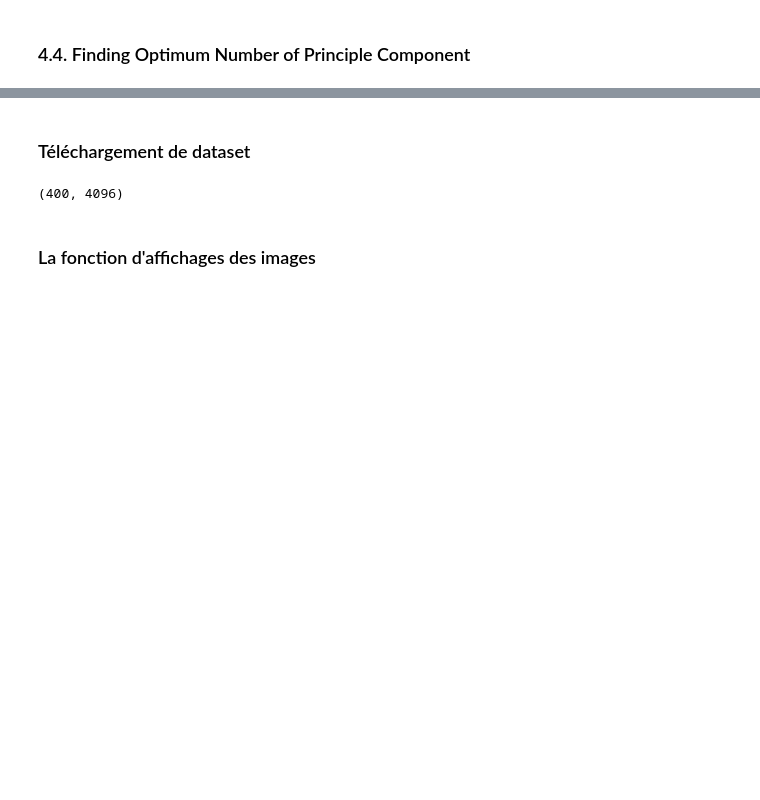
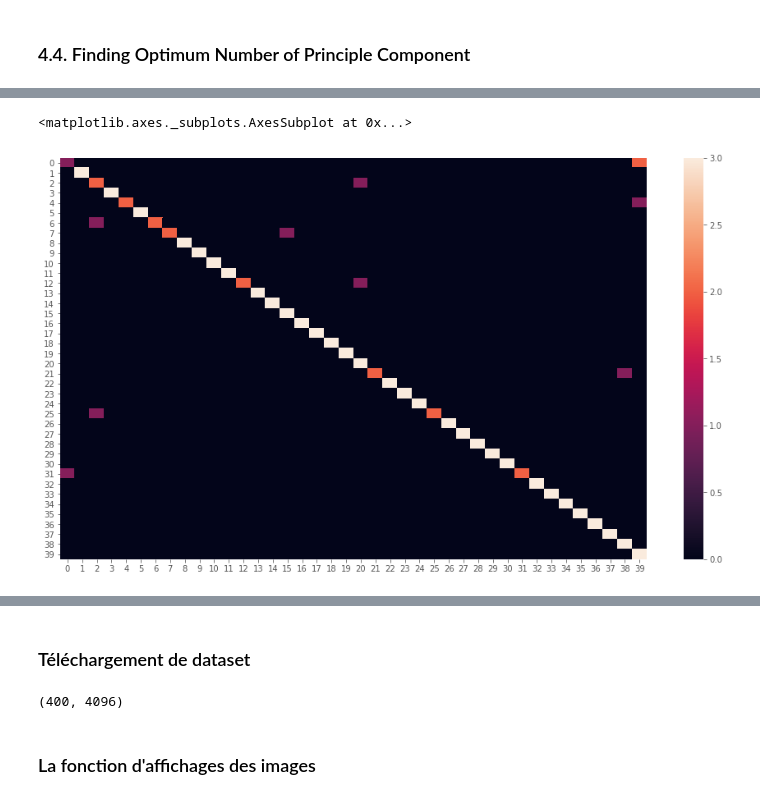
Before and after one commit to essanhaji/face_recognition_pca, a Jupyter notebook: main.ipynb, the cells around one changed output, grey strips where cells are left out. Saved outputs shown, nothing was run; the diff lists cells and outputs as text; code cells hidden in the pictures; blank space fills up the shorter version.

```diff
--- a/main.ipynb
+++ b/main.ipynb
@@ -274,0 +327,8 @@ plt.show()
+# %%
+X_train_pca=pca.transform(X_train)
+X_test_pca=pca.transform(X_test)
+# %%
+clf = SVC()
+clf.fit(X_train_pca, y_train)
+y_pred = clf.predict(X_test_pca)
+print("accuracy score:{:.2f}%".format(metrics.accuracy_score(y_test, y_pred)*100))
@@ -274,0 +358,6 @@ plt.show()
+# %%
+plt.figure(1, figsize=(16, 9))
+sns.heatmap(metrics.confusion_matrix(y_test, y_pred))
+# %% [output]
+<matplotlib.axes._subplots.AxesSubplot at 0x...>
+[figure, added]
```
Also changed, not shown: parts of 18 cells of this notebook.
